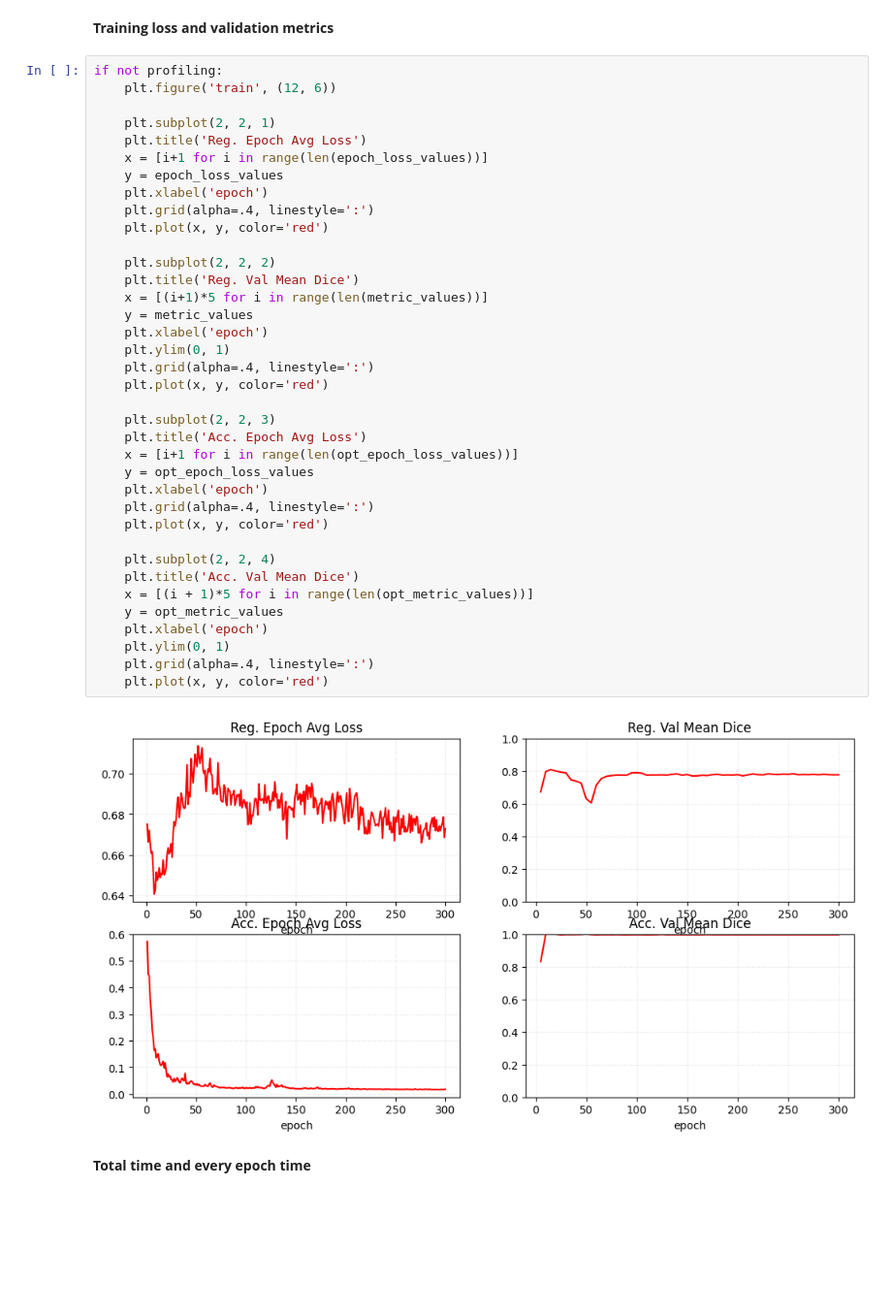
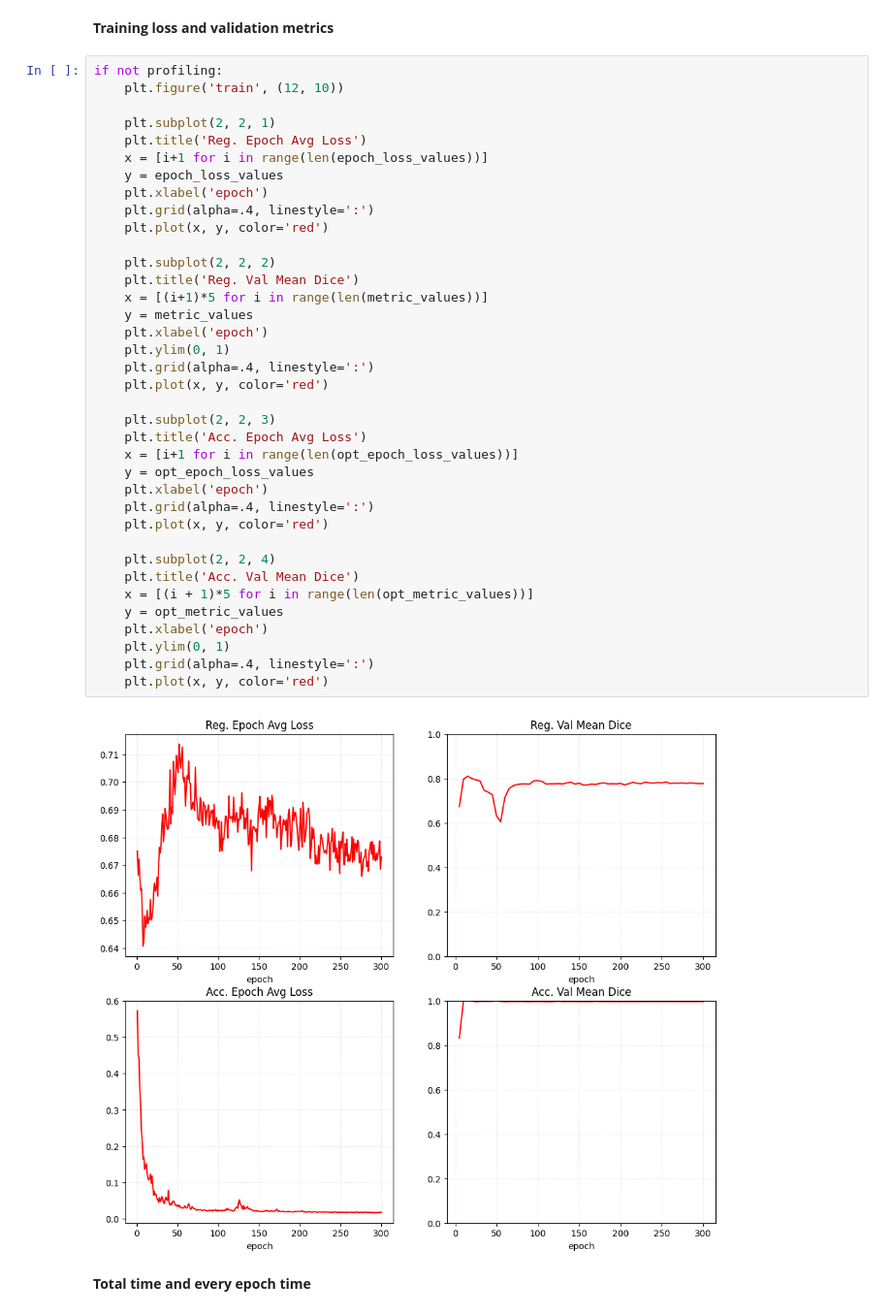
Before and after one commit to pashukalma/dl_domain, a Jupyter notebook: nvidia_monai/3DSegmentationAccTraining.ipynb, the cells around one changed output. Shown: that part at 97% size. Cells and saved outputs as stored; diff of their text form; blank space fills up the shorter version.

```diff
--- a/nvidia_monai/3DSegmentationAccTraining.ipynb
+++ b/nvidia_monai/3DSegmentationAccTraining.ipynb
@@ -368,7 +362,7 @@ epoch 300 average loss: 0.0180
 **Training loss and validation metrics**
 # %%
 if not profiling:
-    plt.figure('train', (12, 6))
+    plt.figure('train', (12, 10))
 
     plt.subplot(2, 2, 1)
     plt.title('Reg. Epoch Avg Loss')
@@ -377,34 +371,34 @@ if not profiling:
     plt.xlabel('epoch')
     plt.grid(alpha=.4, linestyle=':')
     plt.plot(x, y, color='red')
 
     plt.subplot(2, 2, 2)
     plt.title('Reg. Val Mean Dice')
     x = [(i+1)*5 for i in range(len(metric_values))]
     y = metric_values
     plt.xlabel('epoch')
     plt.ylim(0, 1)
     plt.grid(alpha=.4, linestyle=':')
     plt.plot(x, y, color='red')
 
     plt.subplot(2, 2, 3)
     plt.title('Acc. Epoch Avg Loss')
     x = [i+1 for i in range(len(opt_epoch_loss_values))]
     y = opt_epoch_loss_values
     plt.xlabel('epoch')
     plt.grid(alpha=.4, linestyle=':')
     plt.plot(x, y, color='red')
 
     plt.subplot(2, 2, 4)
     plt.title('Acc. Val Mean Dice')
     x = [(i + 1)*5 for i in range(len(opt_metric_values))]
     y = opt_metric_values
     plt.xlabel('epoch')
     plt.ylim(0, 1)
     plt.grid(alpha=.4, linestyle=':')
     plt.plot(x, y, color='red')
 # %% [output]
-[figure, old version]
+[figure, new version]
 # %% [markdown]
 **Total time and every epoch time**
 # %%
```
Also changed, not shown: parts of 1 cell of this notebook, 2 other files.
